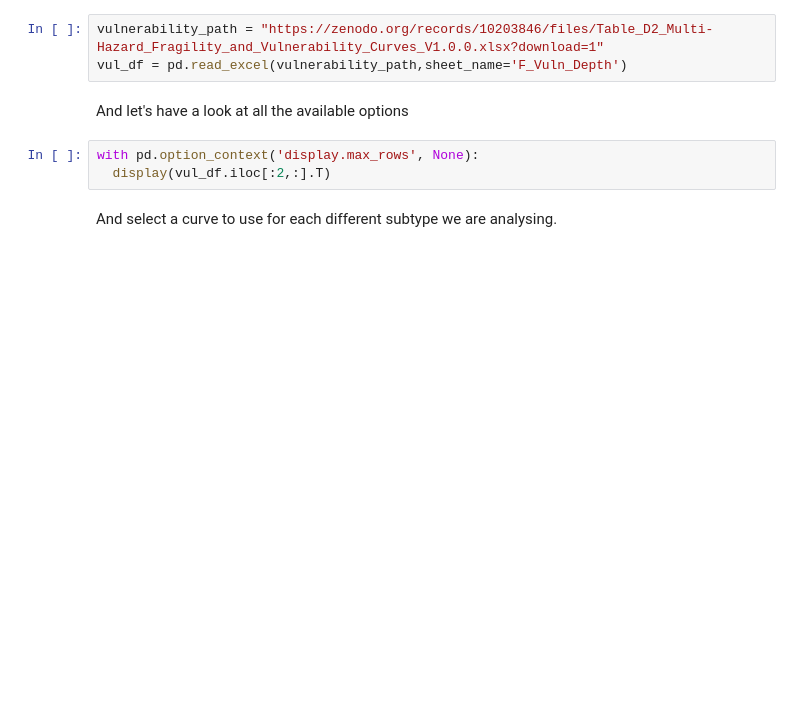
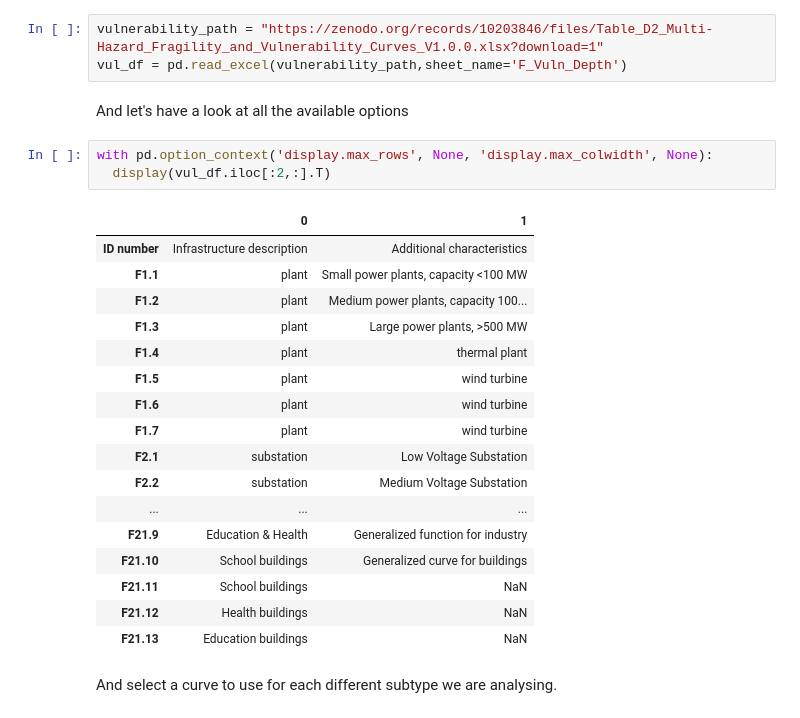
Before and after one commit to VU-IVM/GlobalInfraRisk, a Jupyter notebook: ci/healthcare.ipynb, the cells around one changed output. Drawn from its saved outputs; the diff is of its cells as text; blank space fills up the shorter version.

```diff
--- a/ci/healthcare.ipynb
+++ b/ci/healthcare.ipynb
@@ -127,8 +158,26 @@ vul_df = pd.read_excel(vulnerability_path,sheet_name='F_Vuln_Depth')
 # %% [markdown]
 And let's have a look at all the available options
 # %%
-with pd.option_context('display.max_rows', None):
+with pd.option_context('display.max_rows', None, 'display.max_colwidth', None):
   display(vul_df.iloc[:2,:].T)
+# %% [output]
+|  | 0 | 1 |
+| ID number | Infrastructure description | Additional characteristics |
+| F1.1 | plant | Small power plants, capacity <100 MW |
+| F1.2 | plant | Medium power plants, capacity 100... |
+| F1.3 | plant | Large power plants, >500 MW |
+| F1.4 | plant | thermal plant |
+| F1.5 | plant | wind turbine |
+| F1.6 | plant | wind turbine |
+| F1.7 | plant | wind turbine |
+| F2.1 | substation | Low Voltage Substation |
+| F2.2 | substation | Medium Voltage Substation |
+| ... | ... | ... |
+| F21.9 | Education & Health | Generalized function for industry |
+| F21.10 | School buildings | Generalized curve for buildings |
+| F21.11 | School buildings | NaN |
+| F21.12 | Health buildings | NaN |
+| F21.13 | Education buildings | NaN |
 # %% [markdown]
 And select a curve to use for each different subtype we are analysing.
 # %%
```
Also changed, not shown: parts of 17 cells of this notebook, 3 other files.
